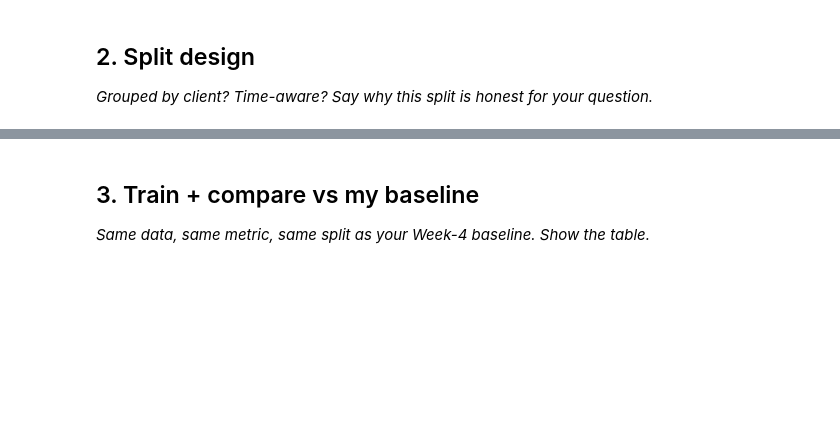
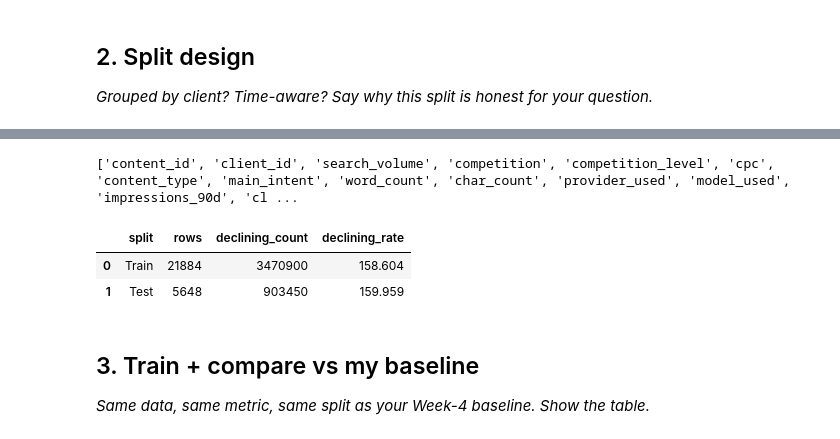
Before and after one commit to abdullahhashmi01/FlyRank-ML-Internship, a Jupyter notebook: work/notebooks/w05_model.ipynb, the cells around one changed output, grey strips where cells are left out. Cells and saved outputs as stored; diff of their text form; code cells hidden in the pictures; blank space fills up the shorter version.

Commit message:
Complete ML-08 grouped modeling and baseline comparison

```diff
--- a/work/notebooks/w05_model.ipynb
+++ b/work/notebooks/w05_model.ipynb
@@ -13,3 +13,15 @@ This skeleton is yours to fill. Work the sections **in order** — each one has
 # %%
 # This cell is for CODE (numbers, a query, a check).
 # Write your text answer in the cell ABOVE this one — typing sentences here breaks Run All.
+import pandas as pd
+import numpy as np
+
+from pathlib import Path
+from google.colab import files
+
+uploaded = files.upload()
+file_name = list(uploaded.keys())[0]
+
+df = pd.read_csv(file_name)
+
+print("Dataset loaded:", df.shape)
@@ -23,3 +149,31 @@ This skeleton is yours to fill. Work the sections **in order** — each one has
+# %%
+print(df.columns.tolist())
+# %% [output]
+['content_id', 'client_id', 'search_volume', 'competition', 'competition_level', 'cpc', 'content_type', 'main_intent', 'word_count', 'char_count', 'provider_used', 'model_used', 'impressions_90d', 'cl ...
+# %%
+split_summary = pd.DataFrame({
+    "split": ["Train", "Test"],
+    "rows": [len(y_train), len(y_test)],
+    "declining_count": [
+        int(y_train.sum()),
+        int(y_test.sum())
+    ],
+    "declining_rate": [
+        y_train.mean(),
+        y_test.mean()
+    ]
+})
+
+split_summary["declining_rate"] = (
+    split_summary["declining_rate"]
+    .round(3)
+)
+
+split_summary
+# %% [output]
+|  | split | rows | declining_count | declining_rate |
+| 0 | Train | 21884 | 3470900 | 158.604 |
+| 1 | Test | 5648 | 903450 | 159.959 |
 # %% [markdown]
 ## 3. Train + compare vs my baseline
 
```
Also changed, not shown: parts of 8 cells of this notebook.
